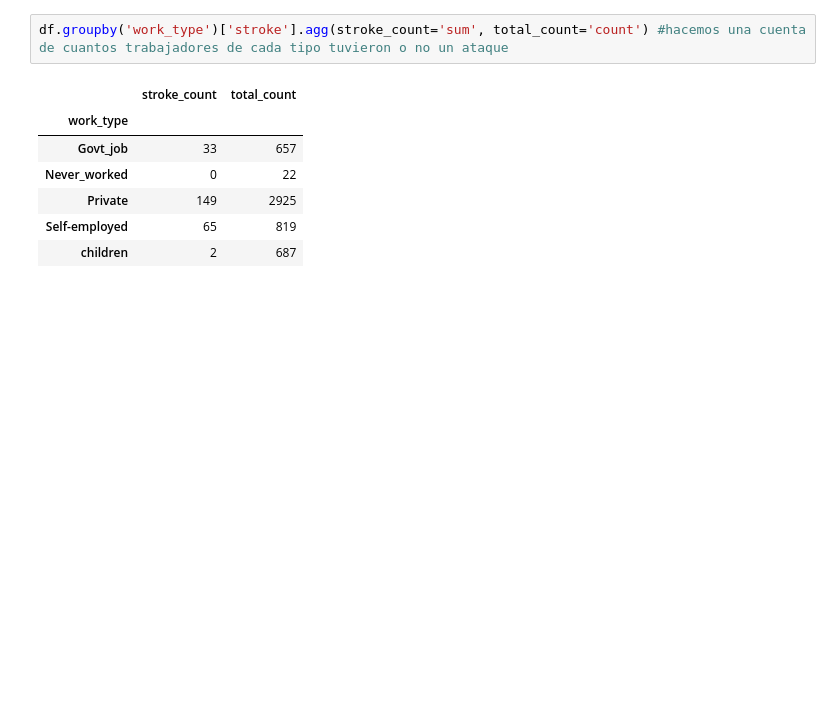
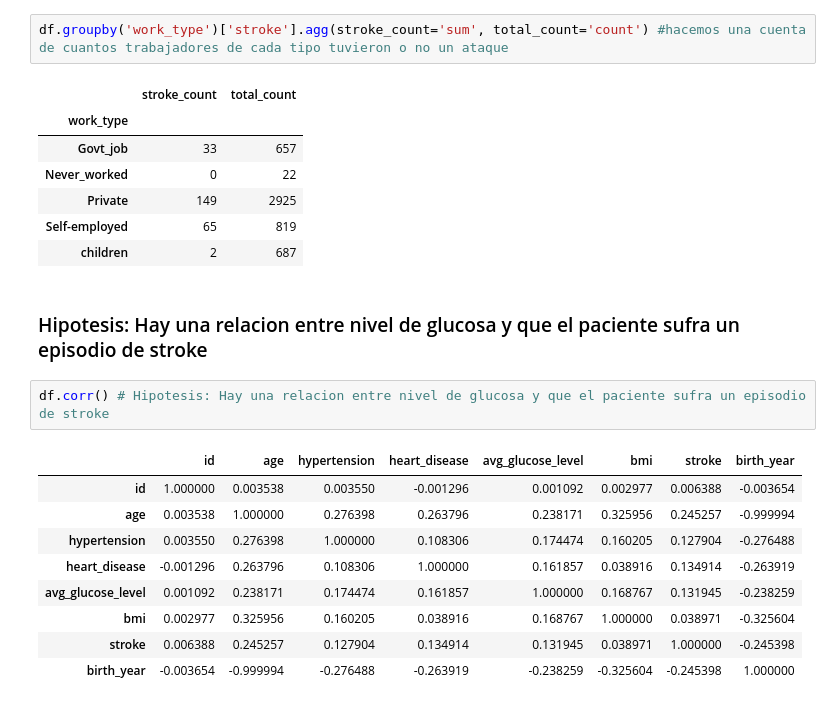
Before and after one commit to CarlosLeguiz/StrokePrediction, a Jupyter notebook: StrokePrediction.ipynb, the cells around one changed output. Drawn from its saved outputs; the diff is of its cells as text; blank space fills up the shorter version.

Commit message:
Comienza la segunda pruebae Hipotesis: Hay una relacion entre nivel de glucosa y que el paciente sufra un episodio de stroke

```diff
--- a/StrokePrediction.ipynb
+++ b/StrokePrediction.ipynb
@@ -222,3 +222,17 @@ df.groupby('work_type')['stroke'].agg(stroke_count='sum', total_count='count') #
 | Private | 149 | 2925 |
 | Self-employed | 65 | 819 |
 | children | 2 | 687 |
+# %% [markdown]
+### Hipotesis: Hay una relacion entre nivel de glucosa y que el paciente sufra un episodio de stroke
+# %%
+df.corr() # Hipotesis: Hay una relacion entre nivel de glucosa y que el paciente sufra un episodio de stroke
+# %% [output]
+|  | id | age | hypertension | heart_disease | avg_glucose_level | bmi | stroke | birth_year |
+| id | 1.000000 | 0.003538 | 0.003550 | -0.001296 | 0.001092 | 0.002977 | 0.006388 | -0.003654 |
+| age | 0.003538 | 1.000000 | 0.276398 | 0.263796 | 0.238171 | 0.325956 | 0.245257 | -0.999994 |
+| hypertension | 0.003550 | 0.276398 | 1.000000 | 0.108306 | 0.174474 | 0.160205 | 0.127904 | -0.276488 |
+| heart_disease | -0.001296 | 0.263796 | 0.108306 | 1.000000 | 0.161857 | 0.038916 | 0.134914 | -0.263919 |
+| avg_glucose_level | 0.001092 | 0.238171 | 0.174474 | 0.161857 | 1.000000 | 0.168767 | 0.131945 | -0.238259 |
+| bmi | 0.002977 | 0.325956 | 0.160205 | 0.038916 | 0.168767 | 1.000000 | 0.038971 | -0.325604 |
+| stroke | 0.006388 | 0.245257 | 0.127904 | 0.134914 | 0.131945 | 0.038971 | 1.000000 | -0.245398 |
+| birth_year | -0.003654 | -0.999994 | -0.276488 | -0.263919 | -0.238259 | -0.325604 | -0.245398 | 1.000000 |
```
